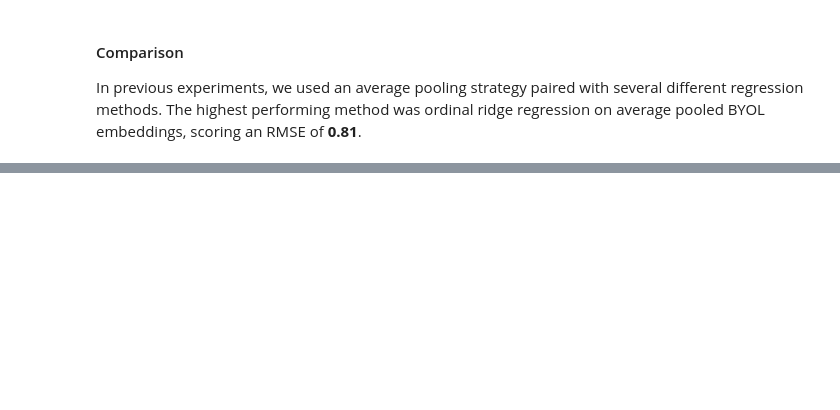
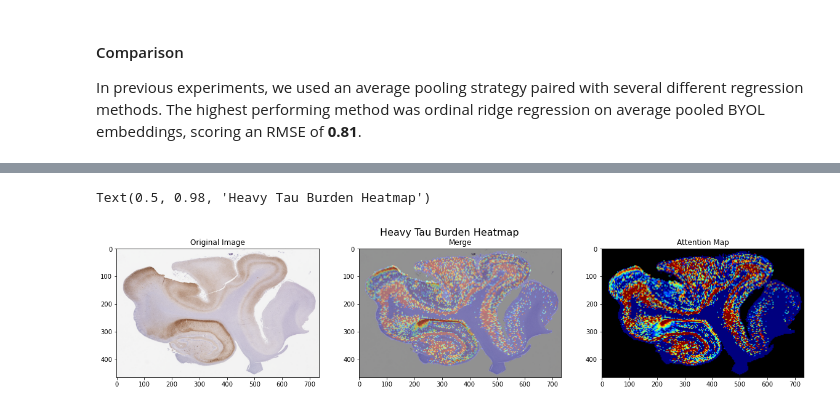
Before and after one commit to john-mlr/deep-learning-project-2021, a Jupyter notebook: attention_eval.ipynb, the cells around one changed output, grey strips where cells are left out. Cells and saved outputs as stored; diff of their text form; code cells hidden in the pictures; blank space fills up the shorter version.

```diff
--- a/attention_eval.ipynb
+++ b/attention_eval.ipynb
@@ -160,0 +203,22 @@ Our attention models performs about on par with our previous best effort.
+# %%
+import skimage.io as io
+
+orig_45505 = io.imread('images/orig_at8_45505.png')
+att_45505 = io.imread('maps/45505.png')
+att_45505 = resize(att_45505, orig_45505.shape, anti_aliasing=True)
+
+
+fig, ax = plt.subplots(1,3)
+fig.set_size_inches(20, 4)
+
+ax[0].imshow(orig_45505)
+ax[0].set_title('Original Image')
+ax[1].imshow(orig_45505)
+ax[1].imshow(att_45505, alpha=0.4)
+ax[1].set_title('Merge')
+ax[2].imshow(att_45505)
+ax[2].set_title('Attention Map')
+fig.suptitle('Heavy Tau Burden Heatmap', fontsize=16)
+# %% [output]
+Text(0.5, 0.98, 'Heavy Tau Burden Heatmap')
+[figure, added]
```
Also changed, not shown: parts of 12 cells of this notebook.
